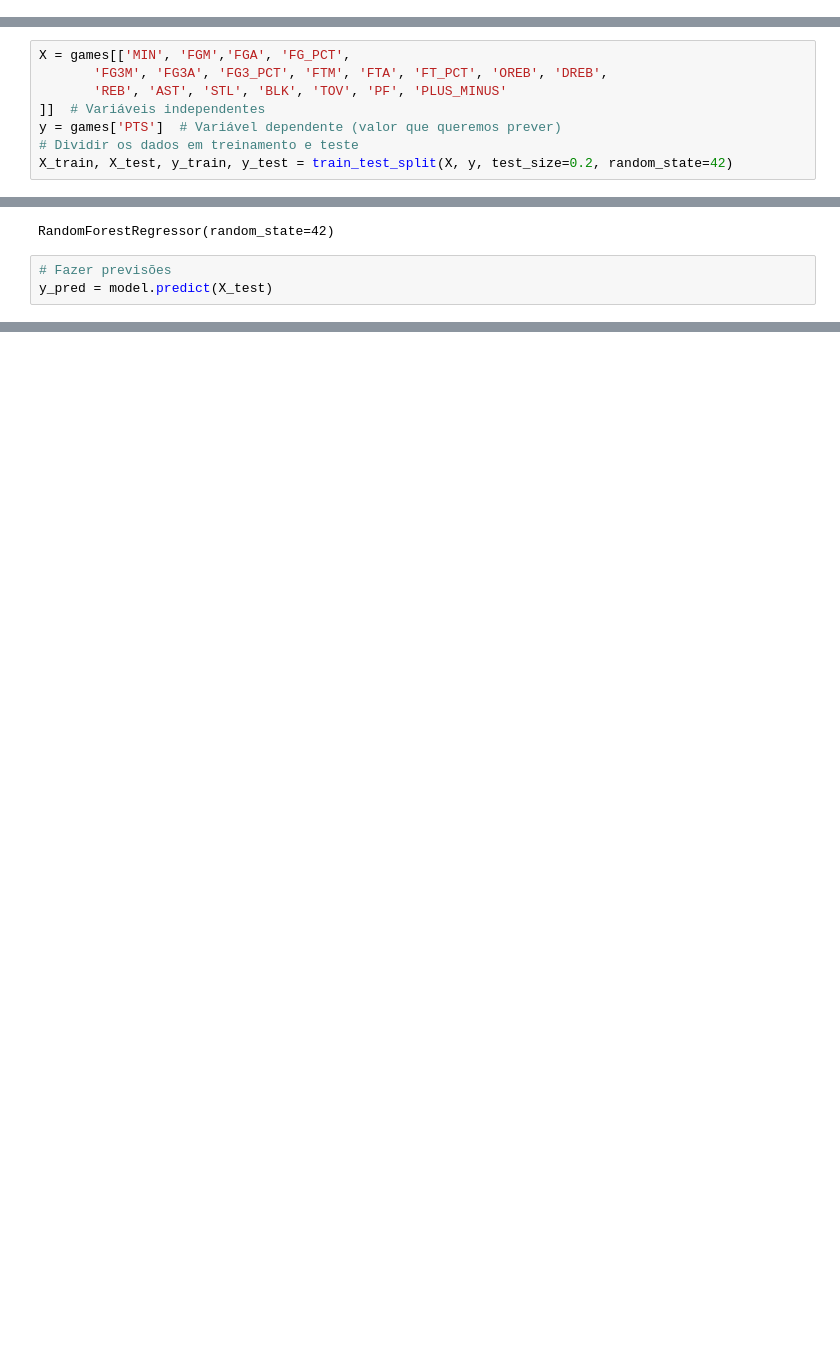
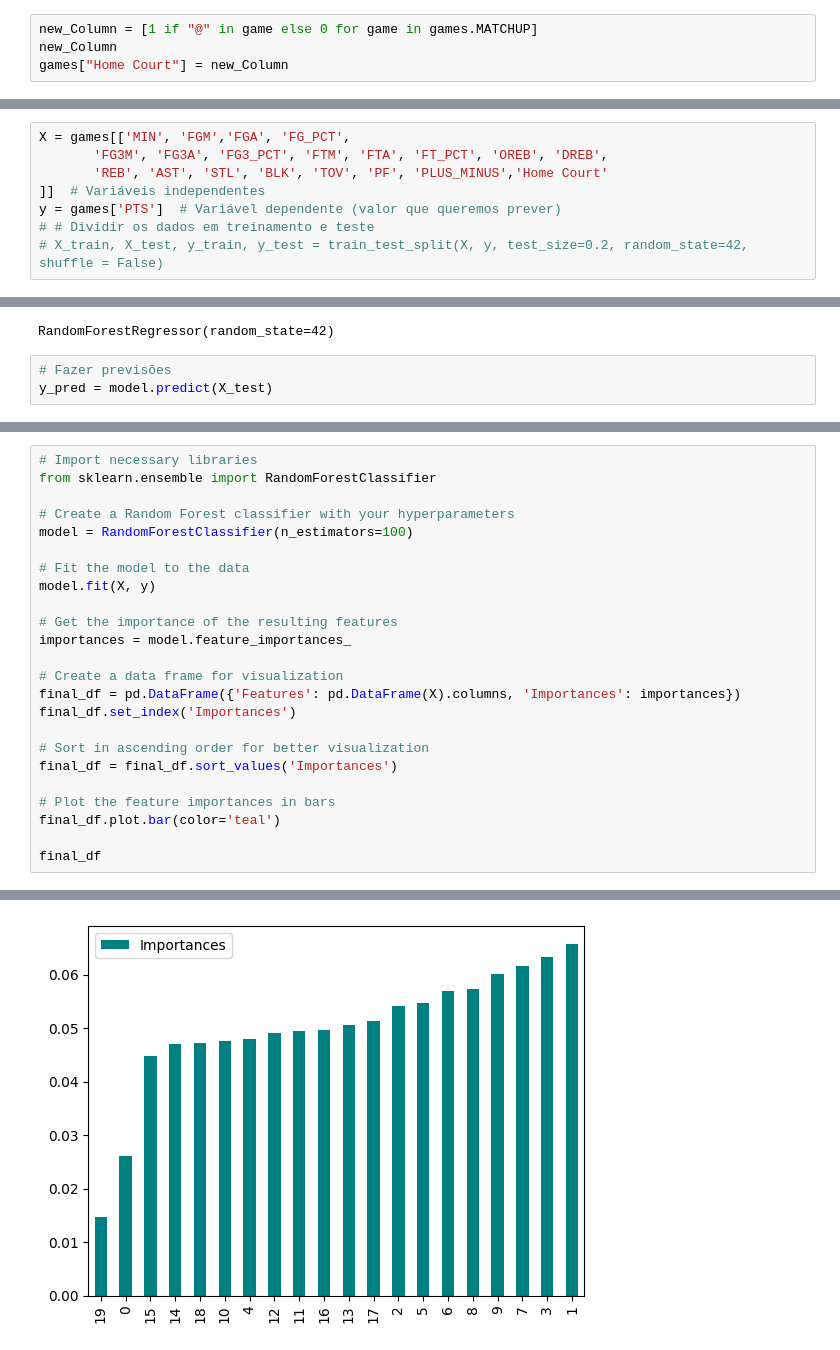
Before and after one commit to Pedro-Dannecker/BigDataProject, a Jupyter notebook: analise.ipynb, the cells around one changed output, grey strips where cells are left out. Cells and saved outputs as stored; diff of their text form; blank space fills up the shorter version.

```diff
--- a/analise.ipynb
+++ b/analise.ipynb
@@ -61,3 +61,7 @@ games_2024 = games[(games['GAME_DATE'] >= '2023-10-24') & (games['GAME_DATE'] <=
 #games_2024.to_excel("games_2024.xlsx", index=False)
 # %% [markdown]
 ## Tratamento da base
+# %%
+new_Column = [1 if "@" in game else 0 for game in games.MATCHUP]
+new_Column
+games["Home Court"] = new_Column
@@ -64,8 +84,8 @@ games_2024 = games[(games['GAME_DATE'] >= '2023-10-24') & (games['GAME_DATE'] <=
 # %%
 X = games[['MIN', 'FGM','FGA', 'FG_PCT',
        'FG3M', 'FG3A', 'FG3_PCT', 'FTM', 'FTA', 'FT_PCT', 'OREB', 'DREB',
-       'REB', 'AST', 'STL', 'BLK', 'TOV', 'PF', 'PLUS_MINUS'
+       'REB', 'AST', 'STL', 'BLK', 'TOV', 'PF', 'PLUS_MINUS','Home Court'
 ]]  # Variáveis independentes
 y = games['PTS']  # Variável dependente (valor que queremos prever)
-# Dividir os dados em treinamento e teste
-X_train, X_test, y_train, y_test = train_test_split(X, y, test_size=0.2, random_state=42)
+# # Dividir os dados em treinamento e teste
+# X_train, X_test, y_train, y_test = train_test_split(X, y, test_size=0.2, random_state=42, shuffle = False)
@@ -91,0 +206,25 @@ Mean Absolute Error (MAE): 1.1140046590427786
+# %%
+# Import necessary libraries
+from sklearn.ensemble import RandomForestClassifier
+
+# Create a Random Forest classifier with your hyperparameters
+model = RandomForestClassifier(n_estimators=100)
+
+# Fit the model to the data
+model.fit(X, y)
+
+# Get the importance of the resulting features
+importances = model.feature_importances_
+
+# Create a data frame for visualization
+final_df = pd.DataFrame({'Features': pd.DataFrame(X).columns, 'Importances': importances})
+final_df.set_index('Importances')
+
+# Sort in ascending order for better visualization
+final_df = final_df.sort_values('Importances')
+
+# Plot the feature importances in bars
+final_df.plot.bar(color='teal')
+
+final_df
+# %% [output]
@@ -91,0 +248 @@ Mean Absolute Error (MAE): 1.1140046590427786
+[figure, added]
```
Also changed, not shown: parts of 11 cells of this notebook, 2 other files.
